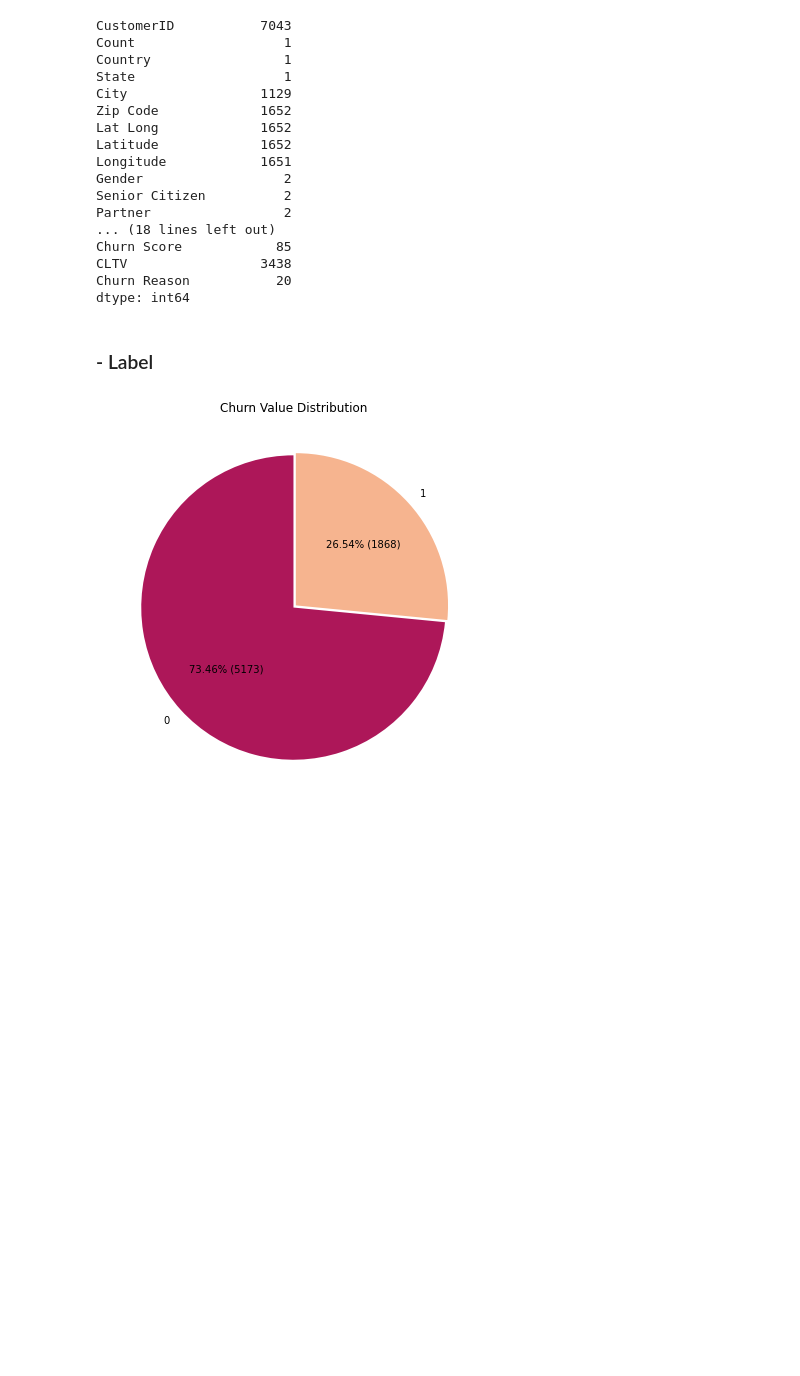
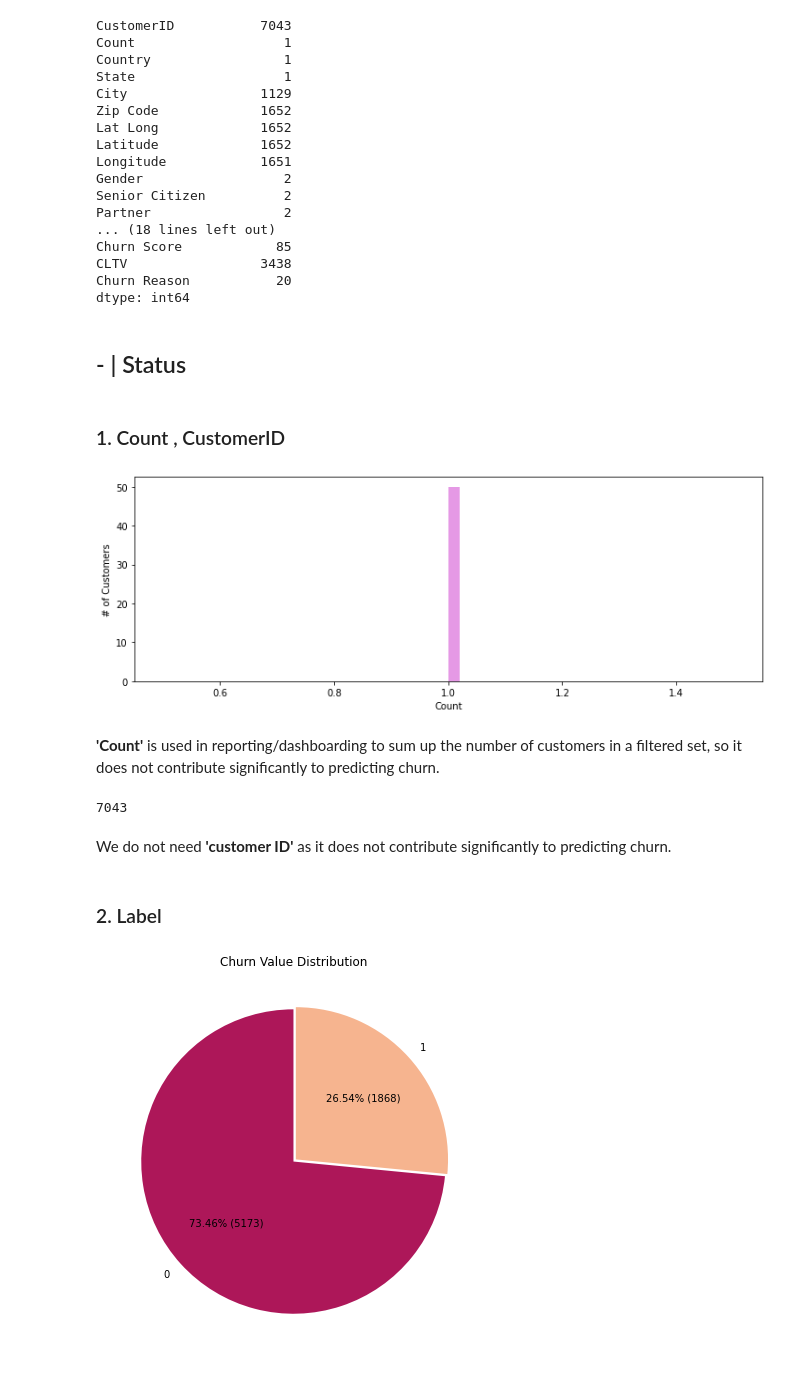
Before and after one commit to yosra-Mahjoub/Customer-Churn-Prediction-in-Telecom, a Jupyter notebook: Customer Churn Prediction.ipynb, the cells around one changed output. Saved outputs shown, nothing was run; the diff lists cells and outputs as text; code cells hidden in the pictures; blank space fills up the shorter version.

```diff
--- a/Customer Churn Prediction.ipynb
+++ b/Customer Churn Prediction.ipynb
@@ -117,8 +115,29 @@ Churn Score            85
 CLTV                 3438
 Churn Reason           20
 dtype: int64
+# %% [markdown]
+## -  | Status
+# %% [markdown]
+### 1. Count , CustomerID
+# %%
+df['Count'].value_counts()
+plt.figure(figsize=(12,4))
+ax =sns.distplot(df['Count'], color="m")
+ax.set_ylabel('# of Customers')
+ax.set_xlabel('Count')
+plt.show()
+# %% [output]
+[figure, added]
+# %% [markdown]
+**'Count'** is used in reporting/dashboarding to sum up the number of customers in a filtered set, so it does not contribute significantly to predicting churn.
+# %%
+df['CustomerID'  ].nunique()
+# %% [output]
+7043
+# %% [markdown]
+ We do not need **'customer ID'** as it does not contribute significantly to predicting churn.
 # %% [markdown]
-### - Label
+### 2. Label
 # %%
 rocket_colors = [sns.color_palette('rocket')[2], sns.color_palette('rocket')[5]]
 total_cnt = df['Churn Value'].count()
```
Also changed, not shown: parts of 52 cells of this notebook.
